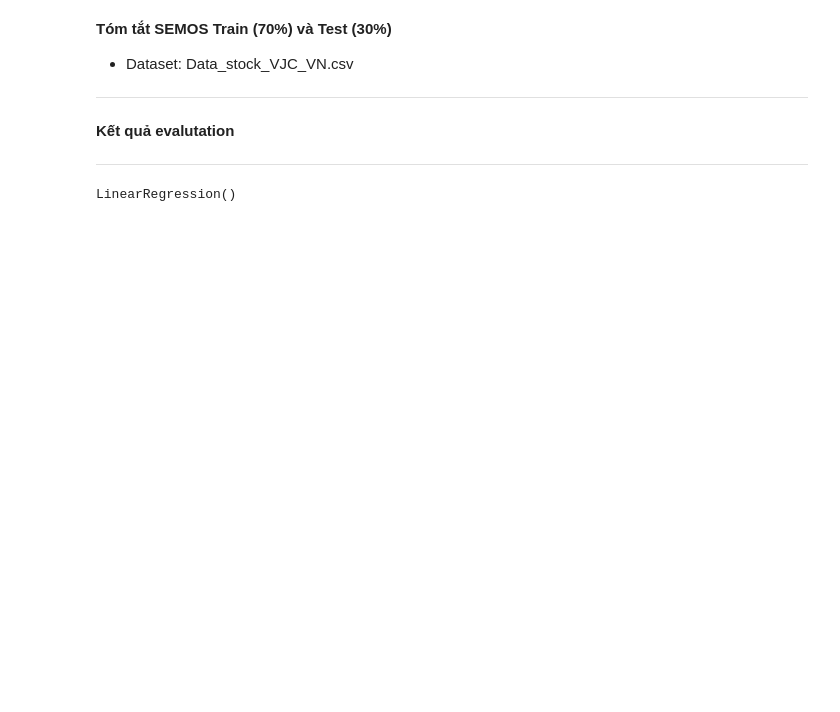
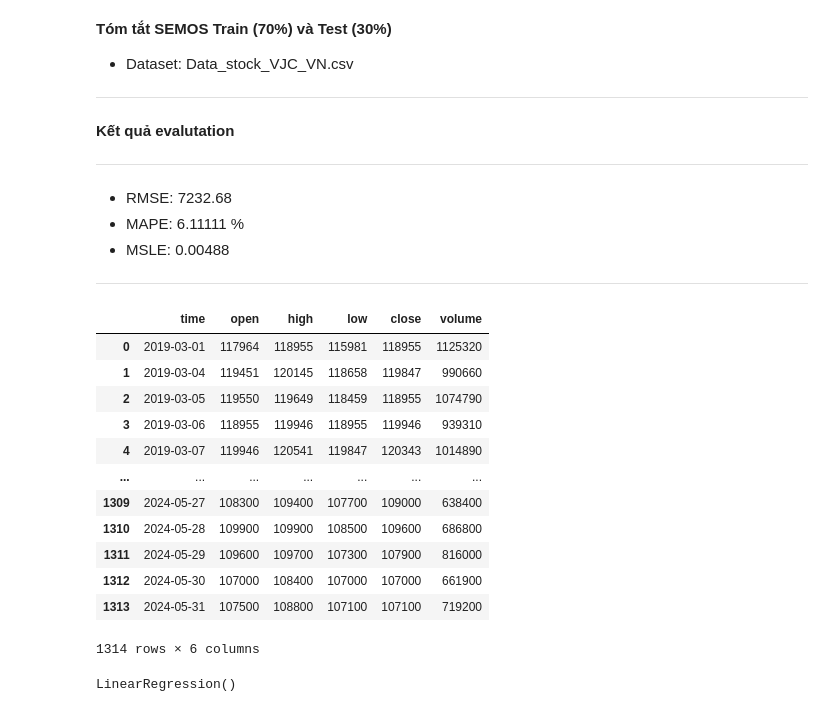
Before and after one commit to thaingocdung186/IS403_O22_HTCL_16, a Jupyter notebook: 3. Model/SEMOS/SEMOS_VJC_73.ipynb, the cells around one changed output. Cells and saved outputs as stored; diff of their text form; code cells hidden in the pictures; blank space fills up the shorter version.

```diff
--- a/3. Model/SEMOS/SEMOS_VJC_73.ipynb
+++ b/3. Model/SEMOS/SEMOS_VJC_73.ipynb
@@ -4,4 +4,8 @@ __Tóm tắt SEMOS Train (70%) và Test (30%)__
 ***
 __Kết quả evalutation__
 ***
+- RMSE: 7232.68
+- MAPE: 6.11111 %
+- MSLE: 0.00488
+***
 # %%
@@ -18,4 +26,20 @@ from sklearn.metrics import mean_squared_error, mean_absolute_percentage_error,
 import warnings
 warnings.filterwarnings("ignore")
 # %%
+#2. Import dataset
 data = pd.read_csv("../Dataset/Data_stock_VJC_VN.csv")
+data
+# %% [output]
+|  | time | open | high | low | close | volume |
+| 0 | 2019-03-01 | 117964 | 118955 | 115981 | 118955 | 1125320 |
+| 1 | 2019-03-04 | 119451 | 120145 | 118658 | 119847 | 990660 |
+| 2 | 2019-03-05 | 119550 | 119649 | 118459 | 118955 | 1074790 |
+| 3 | 2019-03-06 | 118955 | 119946 | 118955 | 119946 | 939310 |
+| 4 | 2019-03-07 | 119946 | 120541 | 119847 | 120343 | 1014890 |
+| ... | ... | ... | ... | ... | ... | ... |
+| 1309 | 2024-05-27 | 108300 | 109400 | 107700 | 109000 | 638400 |
+| 1310 | 2024-05-28 | 109900 | 109900 | 108500 | 109600 | 686800 |
+| 1311 | 2024-05-29 | 109600 | 109700 | 107300 | 107900 | 816000 |
+| 1312 | 2024-05-30 | 107000 | 108400 | 107000 | 107000 | 661900 |
+| 1313 | 2024-05-31 | 107500 | 108800 | 107100 | 107100 | 719200 |
+1314 rows × 6 columns
```
Also changed, not shown: parts of 32 cells of this notebook, 8 other files.
